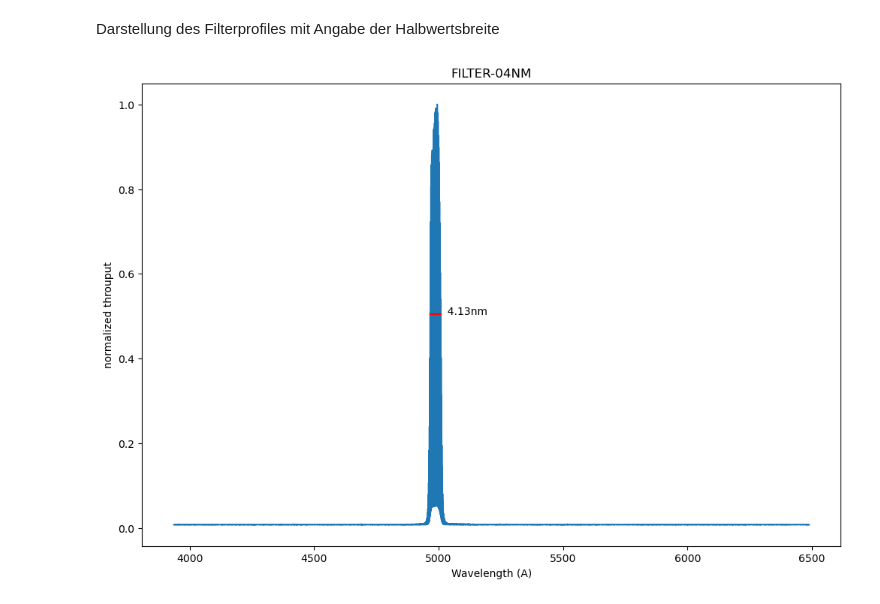
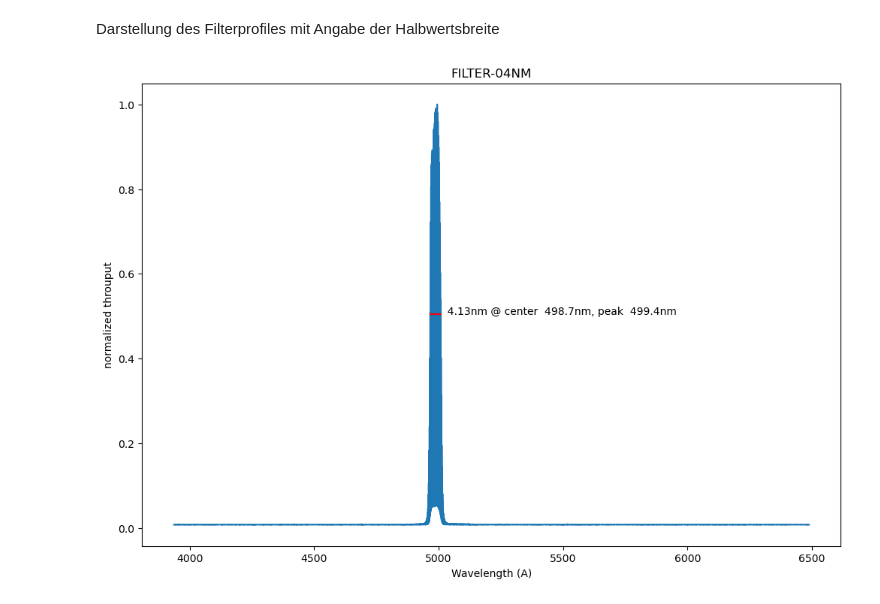
Before and after one commit to michaelwerger/filtertransmission, a Jupyter notebook: src/process_filter_04nm.ipynb, the cells around one changed output. Cells and saved outputs as stored; diff of their text form; code cells hidden in the pictures.

Commit message:
adding center wavelength

```diff
--- a/src/process_filter_04nm.ipynb
+++ b/src/process_filter_04nm.ipynb
@@ -93,15 +95,15 @@ Darstellung des Filterprofiles mit Angabe der Halbwertsbreite
 # %%
 
 plt.rcParams['figure.figsize'] = (12,8)
 fig, axes = plt.subplots()
 plt.plot(waves,trace_n)
 plt.plot([fwhm_wave_min,fwhm_wave_max],[half_intensity,half_intensity],color='red')
 plt.xlabel('Wavelength (A)')
 plt.ylabel('normalized throuput')
 plt.title(filter_name)
 plt.xlim = [waves[0], waves[-1]]
 plt.ylim = [0,1]
-plt.text(fwhm_wave_max,half_intensity,f'{width_nm:6.3}nm')
+plt.text(fwhm_wave_max,half_intensity,f'{width_nm:6.3}nm @ center{fwhm_wave_center/10:7.1f}nm, peak{wavelength_peak/10:7.1f}nm ')
 plt.show()
 # %% [output]
-[figure, old version]
+[figure, new version]
```
Also changed, not shown: parts of 1 cell of this notebook, 2 other files.
